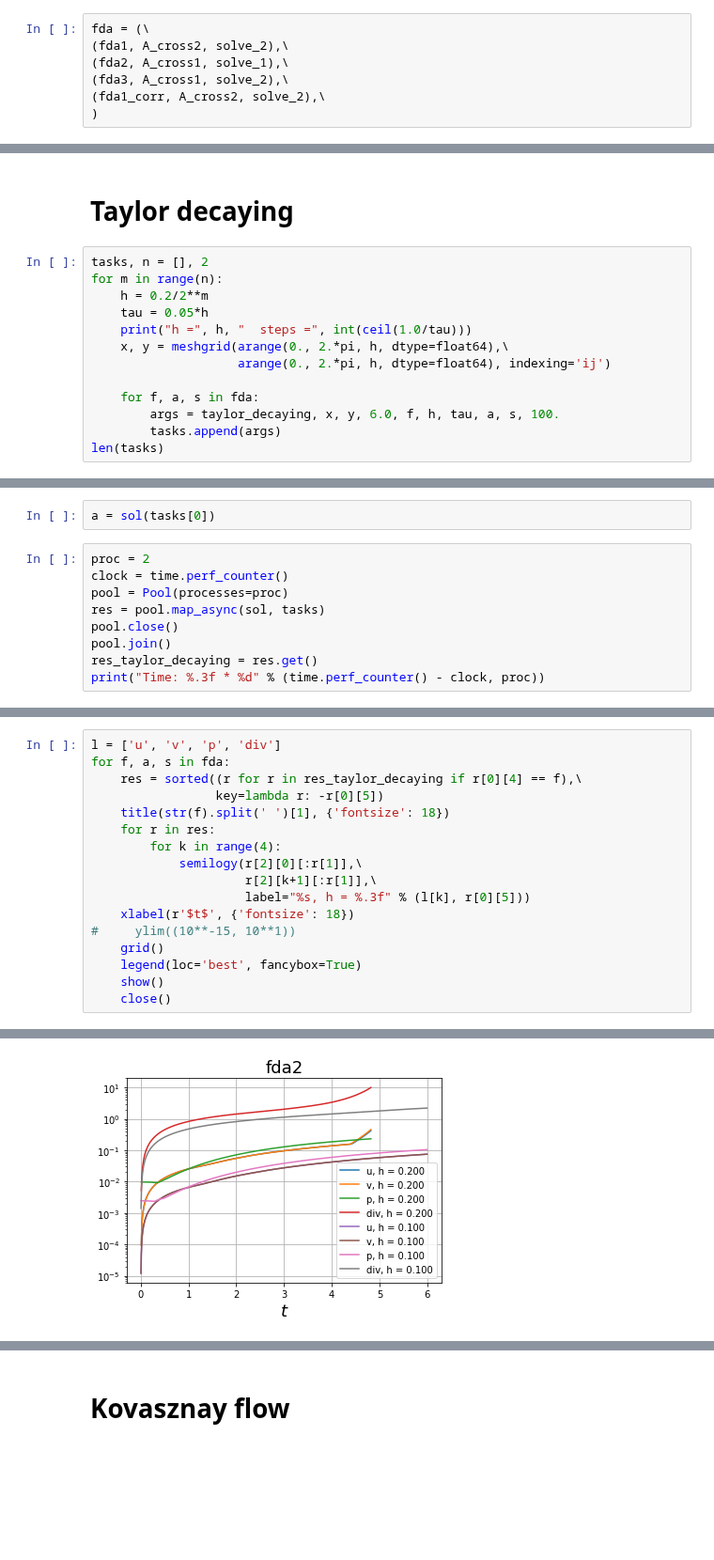
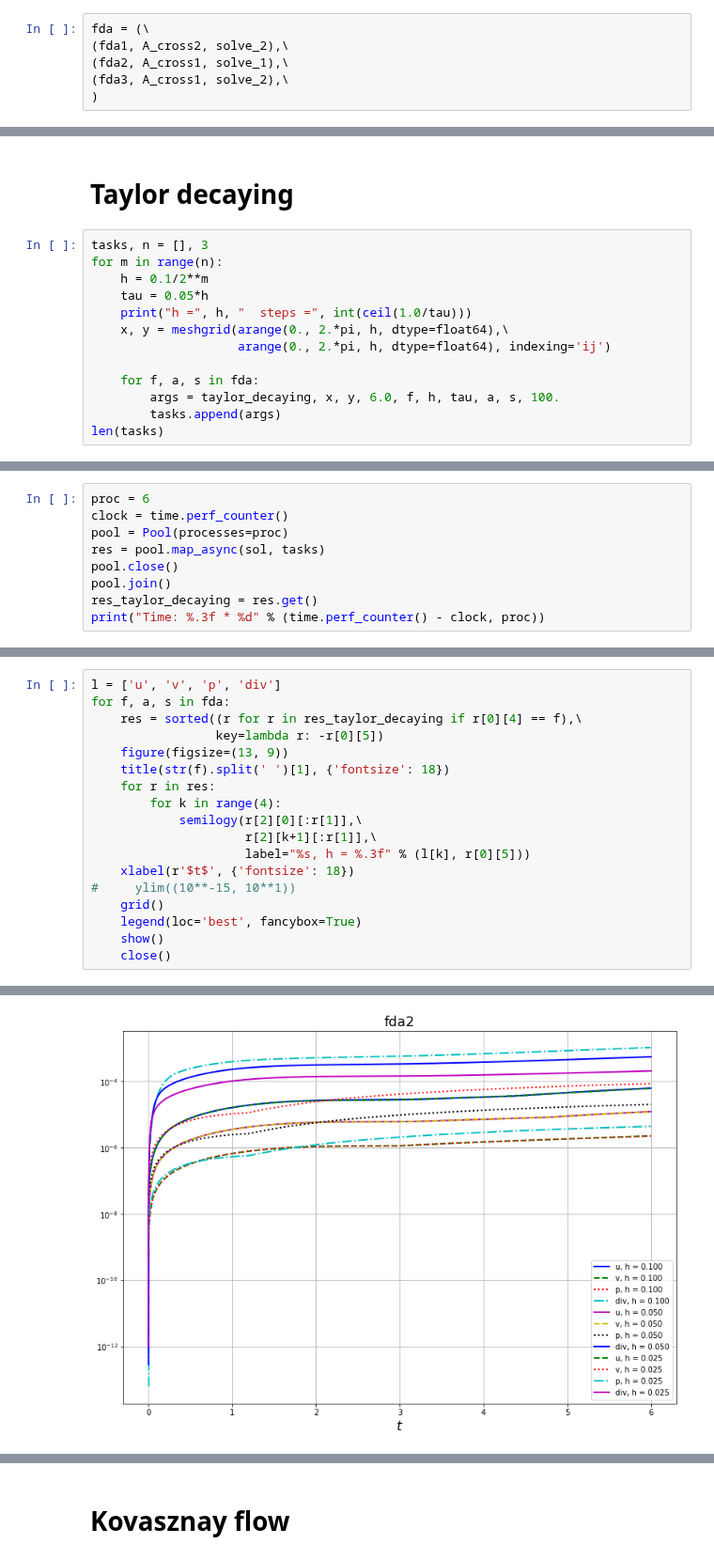
Before and after one commit to blinkovua/sharing-blinkov, a Jupyter notebook: NavierStokes.ipynb, the cells around one changed output, grey strips where cells are left out. Shown at 94% size. Saved outputs shown, nothing was run; the diff lists cells and outputs as text; blank space fills up the shorter version.

```diff
--- a/NavierStokes.ipynb
+++ b/NavierStokes.ipynb
@@ -417,7 +376,6 @@ fda = (\
 (fda1, A_cross2, solve_2),\
 (fda2, A_cross1, solve_1),\
 (fda3, A_cross1, solve_2),\
-(fda1_corr, A_cross2, solve_2),\
 )
 # %%
 def error(f, g):
@@ -448,9 +406,9 @@ def sol(args):
 # %% [markdown]
 # Taylor decaying
 # %%
-tasks, n = [], 2
+tasks, n = [], 3
 for m in range(n):
-    h = 0.2/2**m
+    h = 0.1/2**m
     tau = 0.05*h
     print("h =", h, "  steps =", int(ceil(1.0/tau)))
     x, y = meshgrid(arange(0., 2.*pi, h, dtype=float64),\
@@ -467,7 +426,5 @@ h = 0.1   steps = 200
-# %%
-a = sol(tasks[0])
 # %%
-proc = 2
+proc = 6
 clock = time.perf_counter()
 pool = Pool(processes=proc)
 res = pool.map_async(sol, tasks)
@@ -482,6 +439,7 @@ l = ['u', 'v', 'p', 'div']
 for f, a, s in fda:
     res = sorted((r for r in res_taylor_decaying if r[0][4] == f),\
                  key=lambda r: -r[0][5])
+    figure(figsize=(13, 9))
     title(str(f).split(' ')[1], {'fontsize': 18})
     for r in res:
         for k in range(4):
@@ -499 +457 @@ for f, a, s in fda:
-[figure, old version]
+[figure, new version]
```
Also changed, not shown: parts of 20 cells of this notebook.
